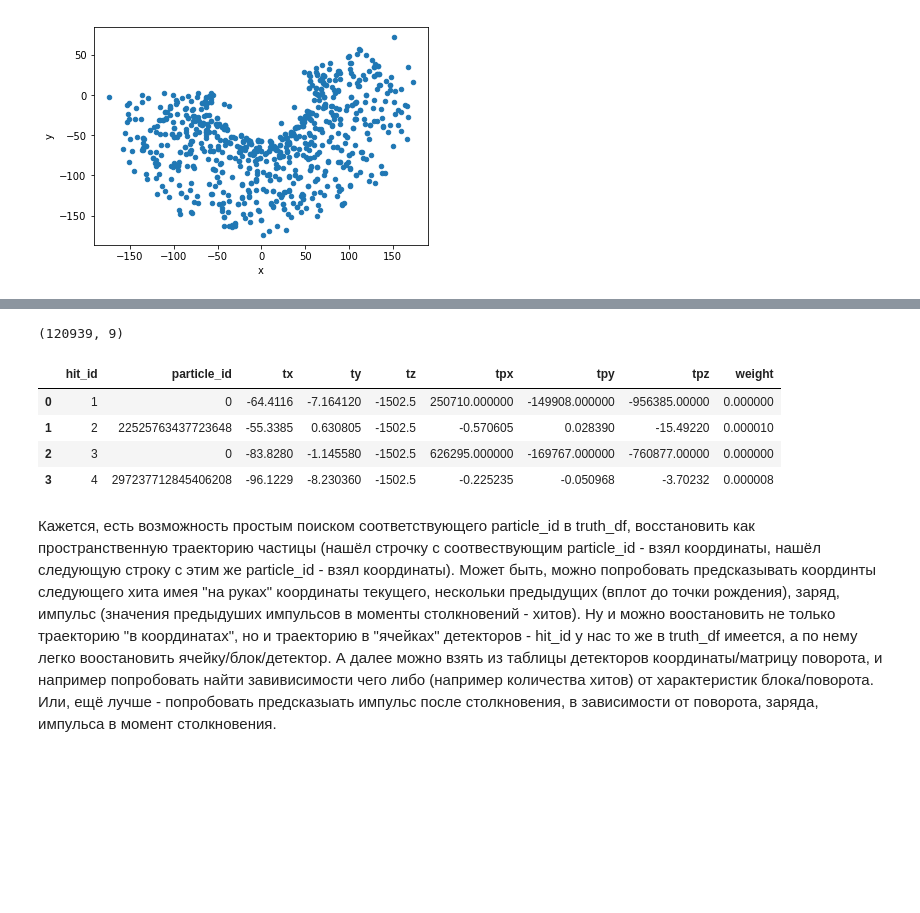
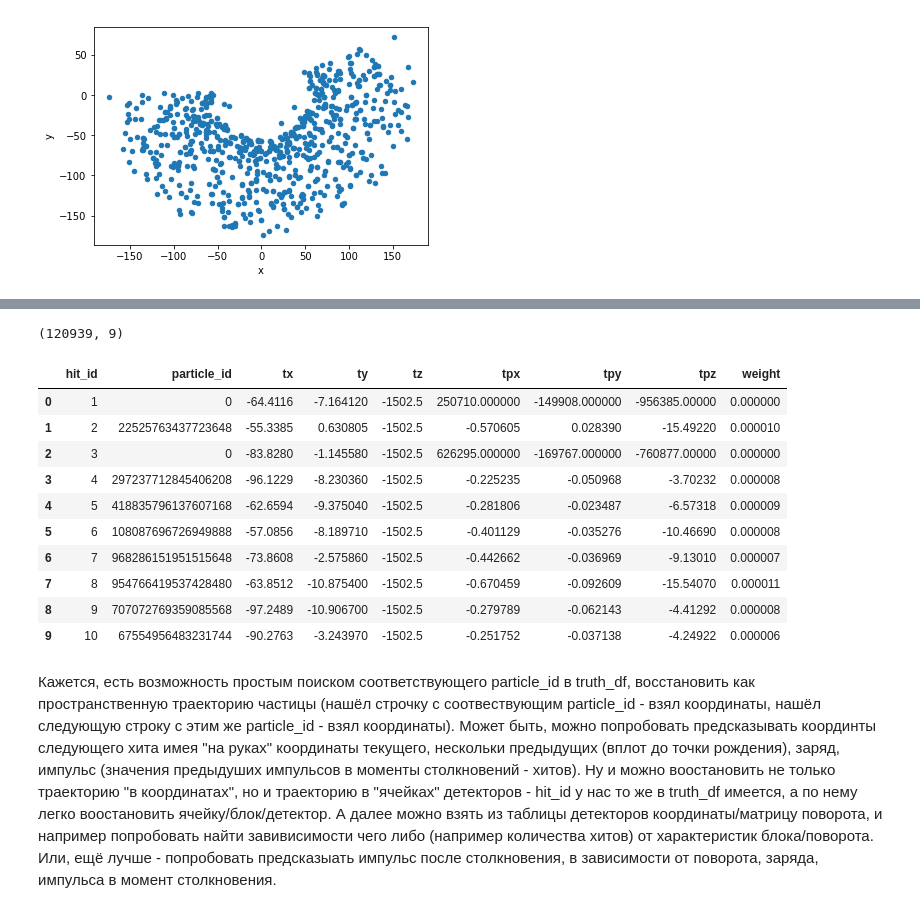
Before and after one commit to contemplat0r/Track_ML, a Jupyter notebook: First-Exp.ipynb, the cells around one changed output, grey strips where cells are left out. Saved outputs shown, nothing was run; the diff lists cells and outputs as text; code cells hidden in the pictures; blank space fills up the shorter version.

```diff
--- a/First-Exp.ipynb
+++ b/First-Exp.ipynb
@@ -59,13 +73,19 @@ cells_df.head(4)
 # %%
 print(truth_df.shape)
-truth_df.head(4)
+truth_df.head(10)
 # %% [output]
 (120939, 9)
 |  | hit_id | particle_id | tx | ty | tz | tpx | tpy | tpz | weight |
 | 0 | 1 | 0 | -64.4116 | -7.164120 | -1502.5 | 250710.000000 | -149908.000000 | -956385.00000 | 0.000000 |
 | 1 | 2 | 22525763437723648 | -55.3385 | 0.630805 | -1502.5 | -0.570605 | 0.028390 | -15.49220 | 0.000010 |
 | 2 | 3 | 0 | -83.8280 | -1.145580 | -1502.5 | 626295.000000 | -169767.000000 | -760877.00000 | 0.000000 |
 | 3 | 4 | 297237712845406208 | -96.1229 | -8.230360 | -1502.5 | -0.225235 | -0.050968 | -3.70232 | 0.000008 |
+| 4 | 5 | 418835796137607168 | -62.6594 | -9.375040 | -1502.5 | -0.281806 | -0.023487 | -6.57318 | 0.000009 |
+| 5 | 6 | 108087696726949888 | -57.0856 | -8.189710 | -1502.5 | -0.401129 | -0.035276 | -10.46690 | 0.000008 |
+| 6 | 7 | 968286151951515648 | -73.8608 | -2.575860 | -1502.5 | -0.442662 | -0.036969 | -9.13010 | 0.000007 |
+| 7 | 8 | 954766419537428480 | -63.8512 | -10.875400 | -1502.5 | -0.670459 | -0.092609 | -15.54070 | 0.000011 |
+| 8 | 9 | 707072769359085568 | -97.2489 | -10.906700 | -1502.5 | -0.279789 | -0.062143 | -4.41292 | 0.000008 |
+| 9 | 10 | 67554956483231744 | -90.2763 | -3.243970 | -1502.5 | -0.251752 | -0.037138 | -4.24922 | 0.000006 |
 # %% [markdown]
 Кажется, есть возможность простым поиском соответствующего particle_id в truth_df, восстановить как пространственную траекторию частицы (нашёл строчку с соотвествующим particle_id - взял координаты, нашёл следующую строку с этим же particle_id - взял координаты). Может быть, можно попробовать предсказывать координты следующего хита имея "на руках" координаты текущего, нескольки предыдущих (вплот до точки рождения), заряд, импульс (значения предыдуших импульсов в моменты столкновений - хитов). Ну и можно воостановить не только траекторию "в координатах", но и траекторию в "ячейках" детекторов - hit_id у нас то же в truth_df имеется, а по нему легко воостановить ячейку/блок/детектор. А далее можно взять из таблицы детекторов координаты/матрицу поворота, и например попробовать найти завивисимости чего либо (например количества хитов) от характеристик блока/поворота. Или, ещё лучше - попробовать предсказыать импульс после столкновения, в зависимости от поворота, заряда, импульса в момент столкновения.
 # %%
```
Also changed, not shown: parts of 20 cells of this notebook, 3 other files.
